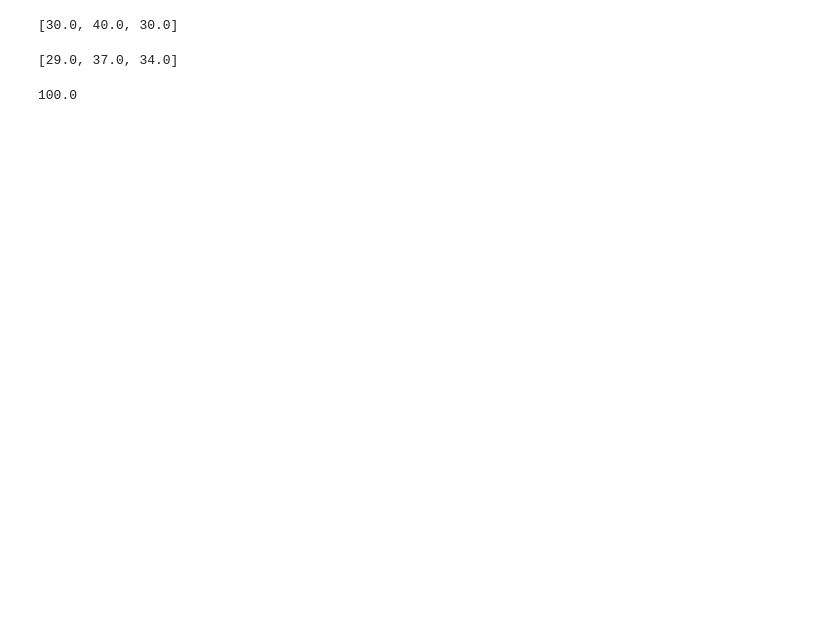
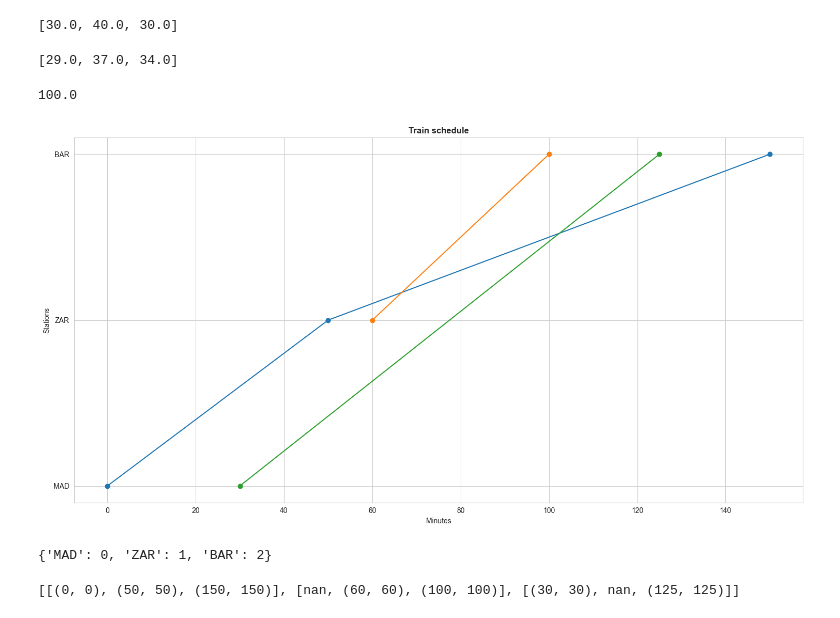
Before and after one commit to DavidMunozValero/GSA_M, a Jupyter notebook: notebooks/12.0-robin_generator_revenue.ipynb, the cells around one changed output. Saved outputs shown, nothing was run; the diff lists cells and outputs as text; code cells hidden in the pictures; blank space fills up the shorter version.

```diff
--- a/notebooks/12.0-robin_generator_revenue.ipynb
+++ b/notebooks/12.0-robin_generator_revenue.ipynb
@@ -137,3 +160,44 @@ updated
 # %%
 # %% [output]
 100.0
+# %%
+from benchmarks.utils import TrainSchedulePlotter
+
+schedule = {0: {'MAD': (0, 0), 'ZAR': (50, 50), 'BAR': (150, 150)},
+            1: {'ZAR': (60, 60), 'BAR': (100, 100)},
+            2: {'MAD': (30, 30), 'BAR': (125, 125)}}
+
+schedule_plotter = TrainSchedulePlotter(schedule)
+schedule_plotter.plot()
+# %% [output]
+[figure, added]
+# %%
+def infer_station_order(schedule):
+    trips = [list(trip.keys()) for trip in schedule.values()]
+    line = trips.pop(trips.index(max(trips, key=len)))
+
+    for trip in trips:
+        for i, s in enumerate(trip):
+            if s not in line:
+                line.insert(line.index(trip[i + 1]), s)
+
+    return {sta: i for i, sta in enumerate(line)}
+
+line_stations = infer_station_order(schedule)
+line_stations
+# %% [output]
+{'MAD': 0, 'ZAR': 1, 'BAR': 2}
+# %%
+schedule_matrix = []
+for service in schedule:
+    row = []
+    for station, _ in line_stations.items():
+        if station not in schedule[service]:
+            row.append(np.nan)
+        else:
+            row.append(schedule[service][station])
+    schedule_matrix.append(row)
+
+print(schedule_matrix)
+# %% [output]
+[[(0, 0), (50, 50), (150, 150)], [nan, (60, 60), (100, 100)], [(30, 30), nan, (125, 125)]]
```
Also changed, not shown: parts of 5 cells of this notebook.
